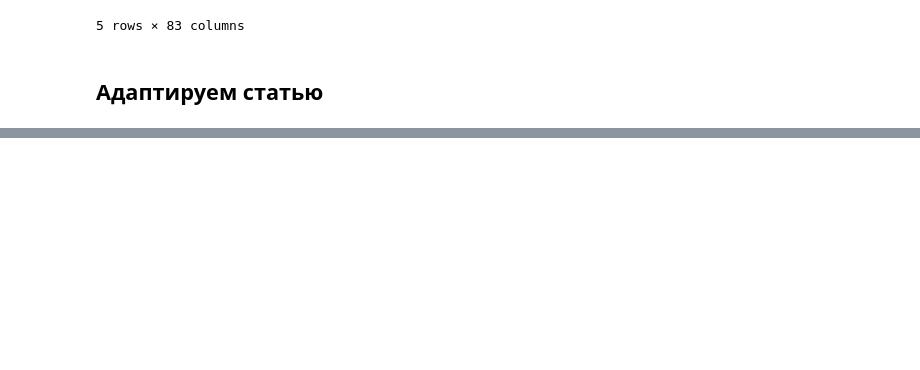
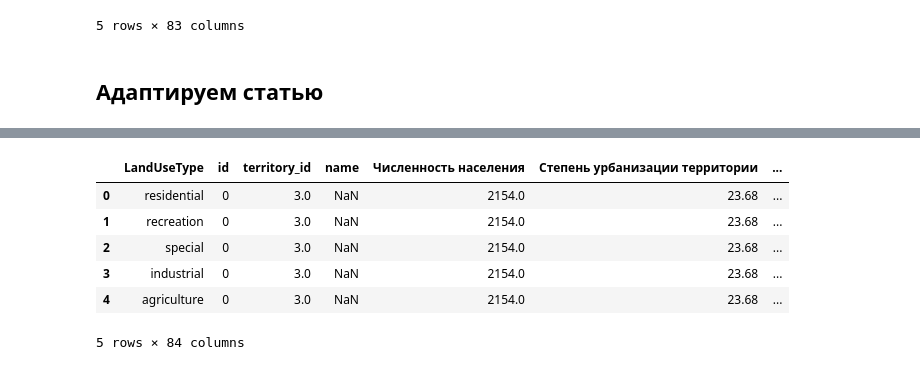
Before and after one commit to Mvin8/Urbanomy, a Jupyter notebook: examples/F37 v2.ipynb, the cells around one changed output, grey strips where cells are left out. Cells and saved outputs as stored; diff of their text form; code cells hidden in the pictures; blank space fills up the shorter version.

```diff
--- a/examples/F37 v2.ipynb
+++ b/examples/F37 v2.ipynb
@@ -872,38 +363,0 @@ mixed_use: 1.75
-# %%
-# После обучения модели добавляем расчет и вывод топ территорий
-# Предыдущий код остается без изменений до этого момента
-
-# Функция предсказания для всех территорий с указанием лучшего типа землепользования
-def get_top_territories(gdf, model, le, features, top_n=5):
-    territory_scores = []
-
-    for idx in range(len(gdf)):
-        territory_name = gdf.loc[idx, 'name']
-        predictions = predict_investment_potential(idx)  # Используем ранее определенную функцию
-        # Находим максимальную привлекательность и соответствующий тип землепользования
-        max_score = max(predictions.values())
-        best_land_use = max(predictions, key=predictions.get)  # Тип с максимальным значением
-        territory_scores.append({
-            'territory_id': gdf.loc[idx, 'territory_id'],
-            'name': territory_name,
-            'max_investment_score': max_score,
-            'best_land_use': best_land_use
-        })
-
-    # Преобразуем в DataFrame и сортируем
-    scores_df = pd.DataFrame(territory_scores)
-    top_territories = scores_df.sort_values(by='max_investment_score', ascending=False).head(top_n)
-
-    return top_territories
-
-# Получаем и выводим топ-5 территорий
-top_5 = get_top_territories(gdf, model, le, features, top_n=5)
-print("Топ-5 территорий по инвестиционной привлекательности:")
-print(top_5)
-
-# Опционально: вывод подробных предсказаний для лучшей территории
-best_territory_idx = top_5.index[0]
-print(f"\nПодробные предсказания для лучшей территории ({top_5.loc[best_territory_idx, 'name']}):")
-best_predictions = predict_investment_potential(best_territory_idx)
-for land_type, score in best_predictions.items():
-    print(f"{land_type}: {score:.2f}")
@@ -1256,0 +709,12 @@ NameError: name 'split_gdf' is not defined
+# %%
+features = {col: gdf[col] for col in gdf.columns if col != 'geometry'}
+training_df = create_training_dataframe(gdf, features)
+training_df.head()
+# %% [output]
+|  | LandUseType | id | territory_id | name | Численность населения | Степень урбанизации территории | ... |
+| 0 | residential | 0 | 3.0 | NaN | 2154.0 | 23.68 | ... |
+| 1 | recreation | 0 | 3.0 | NaN | 2154.0 | 23.68 | ... |
+| 2 | special | 0 | 3.0 | NaN | 2154.0 | 23.68 | ... |
+| 3 | industrial | 0 | 3.0 | NaN | 2154.0 | 23.68 | ... |
+| 4 | agriculture | 0 | 3.0 | NaN | 2154.0 | 23.68 | ... |
+5 rows × 84 columns
```
Also changed, not shown: parts of 27 cells of this notebook, 1 other file.
